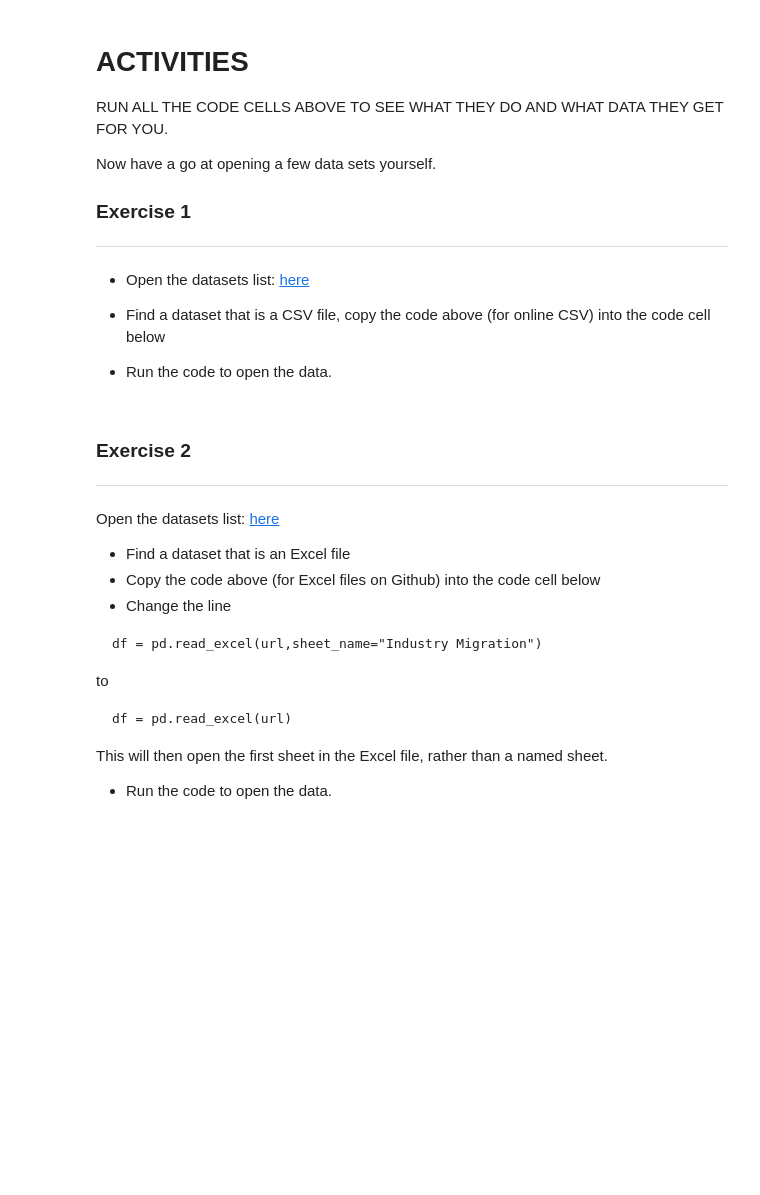
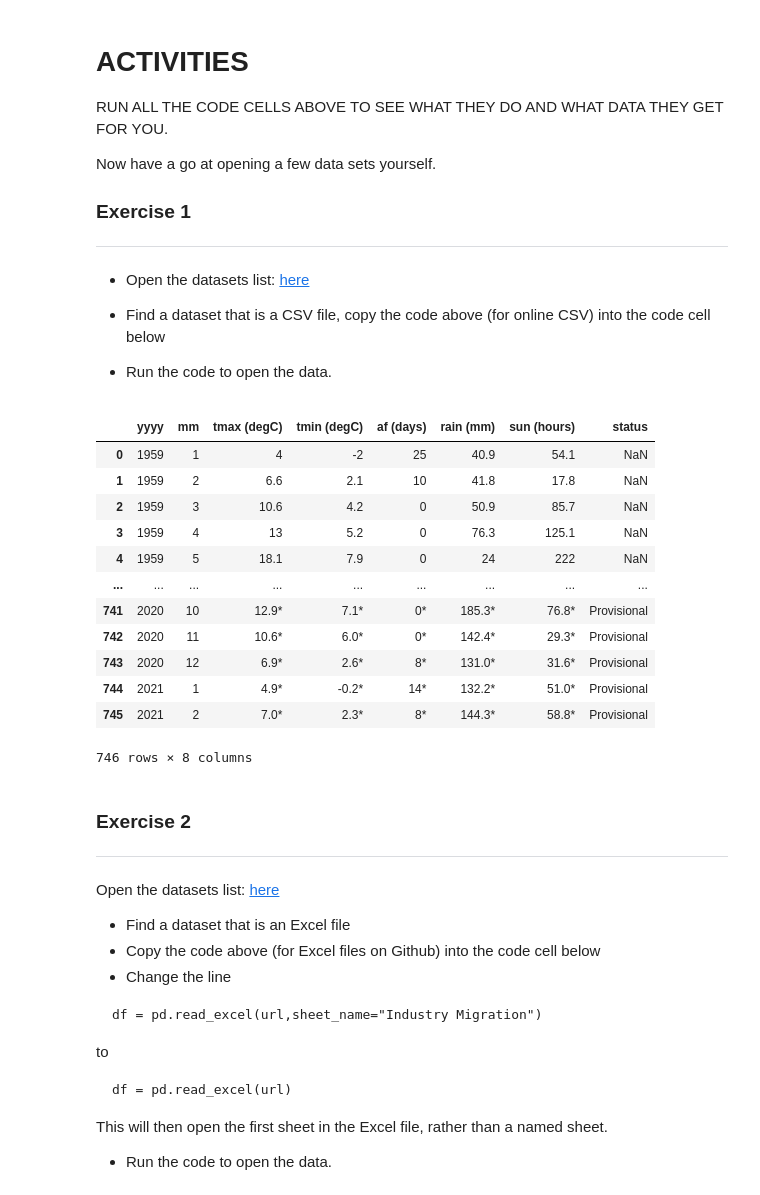
Before and after one commit to RautenM/PythonFundamentals, a Jupyter notebook: Worksheets/1_Data_retrieval.ipynb, the cells around one changed output. Drawn from its saved outputs; the diff is of its cells as text; code cells hidden in the pictures; blank space fills up the shorter version.

```diff
--- a/Worksheets/1_Data_retrieval.ipynb
+++ b/Worksheets/1_Data_retrieval.ipynb
@@ -185,9 +185,23 @@ Now have a go at opening a few data sets yourself.
 *  Run the code to open the data.
 # %%
 import pandas as pd
-url =
+url = "https://raw.githubusercontent.com/futureCodersSE/working-with-data/main/Data%20sets/Paisley-Weather-Data.csv"
 df = pd.read_csv(url)
 df
+# %% [output]
+|  | yyyy | mm | tmax (degC) | tmin (degC) | af (days) | rain (mm) | sun (hours) | status |
+| 0 | 1959 | 1 | 4 | -2 | 25 | 40.9 | 54.1 | NaN |
+| 1 | 1959 | 2 | 6.6 | 2.1 | 10 | 41.8 | 17.8 | NaN |
+| 2 | 1959 | 3 | 10.6 | 4.2 | 0 | 50.9 | 85.7 | NaN |
+| 3 | 1959 | 4 | 13 | 5.2 | 0 | 76.3 | 125.1 | NaN |
+| 4 | 1959 | 5 | 18.1 | 7.9 | 0 | 24 | 222 | NaN |
+| ... | ... | ... | ... | ... | ... | ... | ... | ... |
+| 741 | 2020 | 10 | 12.9* | 7.1* | 0* | 185.3* | 76.8* | Provisional |
+| 742 | 2020 | 11 | 10.6* | 6.0* | 0* | 142.4* | 29.3* | Provisional |
+| 743 | 2020 | 12 | 6.9* | 2.6* | 8* | 131.0* | 31.6* | Provisional |
+| 744 | 2021 | 1 | 4.9* | -0.2* | 14* | 132.2* | 51.0* | Provisional |
+| 745 | 2021 | 2 | 7.0* | 2.3* | 8* | 144.3* | 58.8* | Provisional |
+746 rows × 8 columns
 # %% [markdown]
 ### Exercise 2
 ---
```
